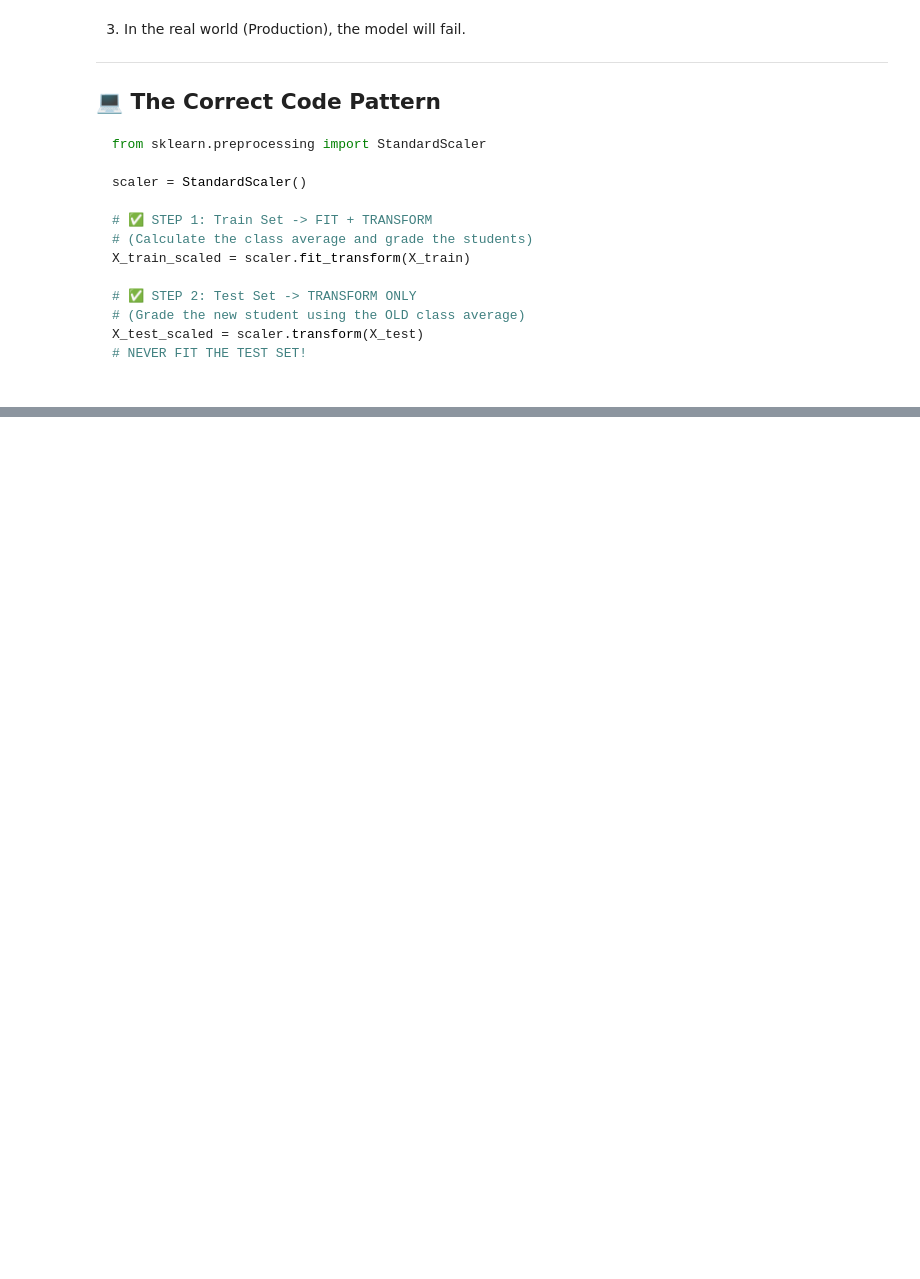
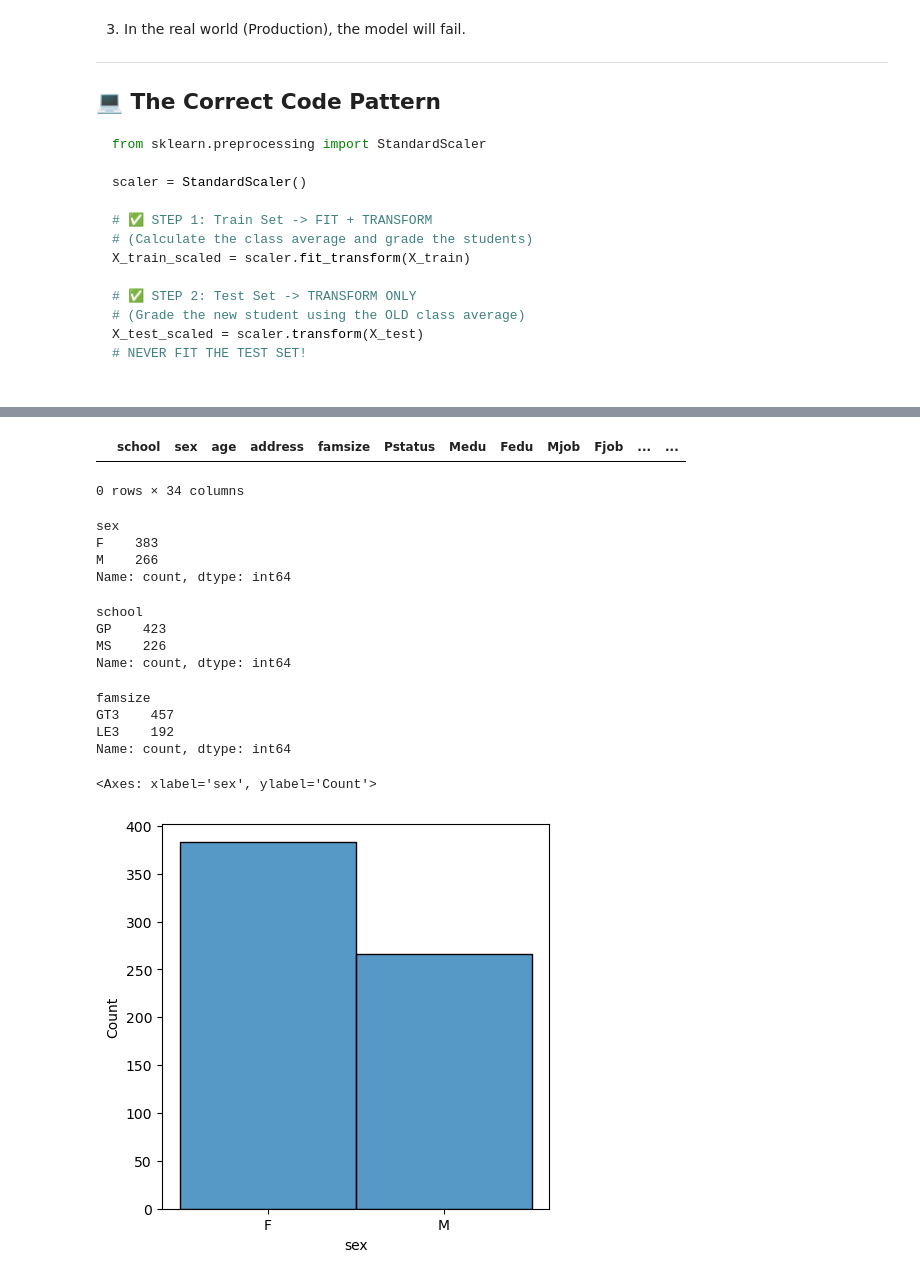
Before and after one commit to alyboii/at-lKurs, a Jupyter notebook: StudentPerformanceRegression/StudentPerformanceRegression.ipynb, the cells around one changed output, grey strips where cells are left out. Saved outputs shown, nothing was run; the diff lists cells and outputs as text; code cells hidden in the pictures; blank space fills up the shorter version.

```diff
--- a/StudentPerformanceRegression/StudentPerformanceRegression.ipynb
+++ b/StudentPerformanceRegression/StudentPerformanceRegression.ipynb
@@ -167 +166,33 @@ plt.show()
 [figure]
+# %%
+df[df.duplicated()]
+# %% [output]
+|  | school | sex | age | address | famsize | Pstatus | Medu | Fedu | Mjob | Fjob | ... | ... |
+0 rows × 34 columns
+# %%
+df["sex"].value_counts()
+# %% [output]
+sex
+F    383
+M    266
+Name: count, dtype: int64
+# %%
+df["school"].value_counts()
+# %% [output]
+school
+GP    423
+MS    226
+Name: count, dtype: int64
+# %%
+df["famsize"].value_counts()
+# %% [output]
+famsize
+GT3    457
+LE3    192
+Name: count, dtype: int64
+# %%
+plt.figure(figsize=(5,5))
+sns.histplot(data=df,x="sex")
+# %% [output]
+<Axes: xlabel='sex', ylabel='Count'>
+[figure, added]
```
Also changed, not shown: parts of 36 cells of this notebook.
